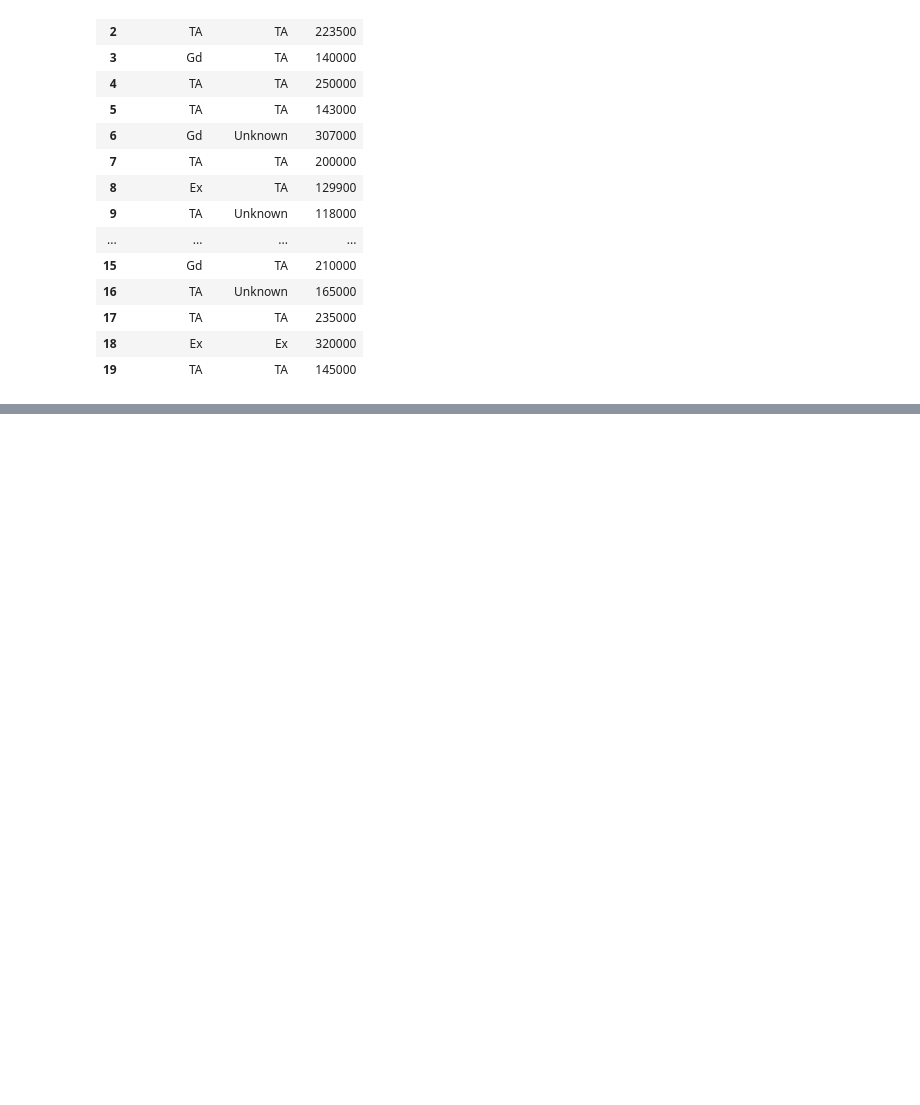
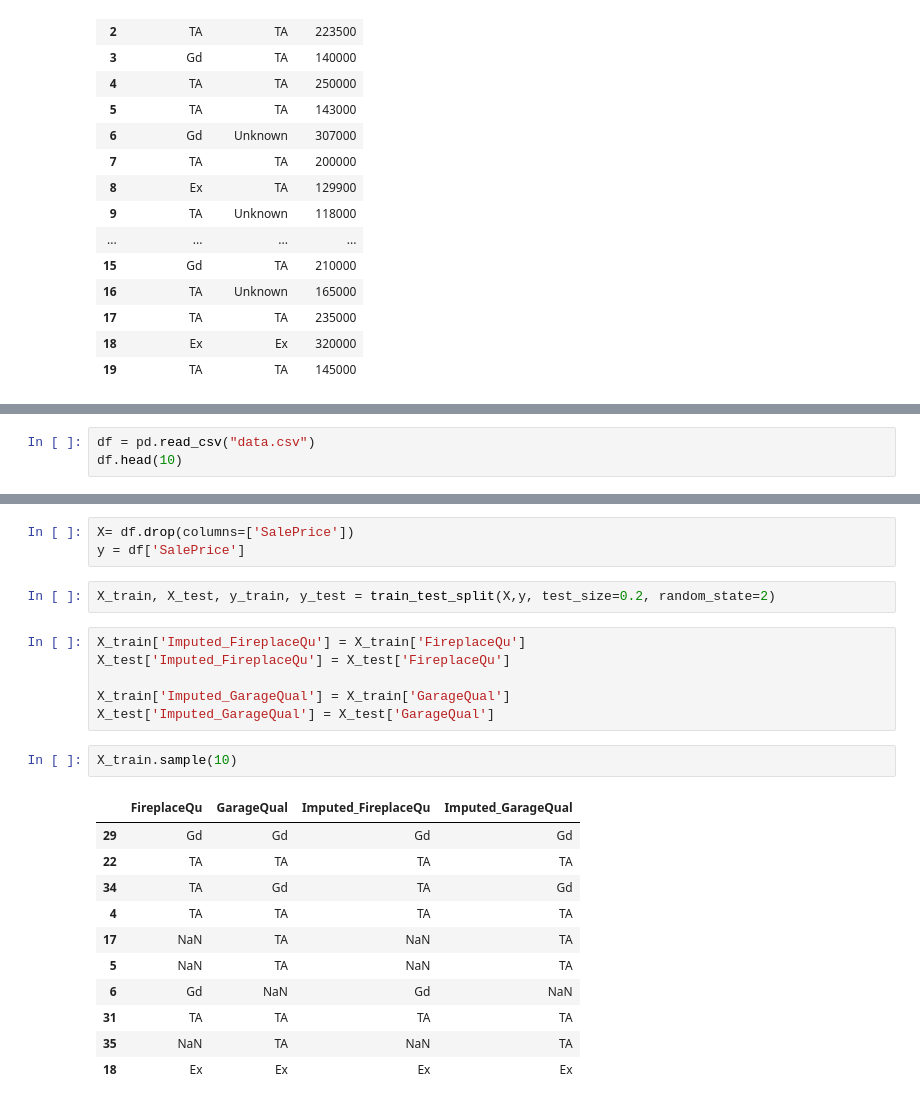
Before and after one commit to Shekhar7017/EDA, a Jupyter notebook: FeatureEngineering.ipynb, the cells around one changed output, grey strips where cells are left out. Cells and saved outputs as stored; diff of their text form; blank space fills up the shorter version.

```diff
--- a/FeatureEngineering.ipynb
+++ b/FeatureEngineering.ipynb
@@ -1351,0 +1362,3 @@ df.head(20)
+# %%
+df = pd.read_csv("data.csv")
+df.head(10)
@@ -1351,0 +1384,25 @@ df.head(20)
+# %%
+X= df.drop(columns=['SalePrice'])
+y = df['SalePrice']
+# %%
+X_train, X_test, y_train, y_test = train_test_split(X,y, test_size=0.2, random_state=2)
+# %%
+X_train['Imputed_FireplaceQu'] = X_train['FireplaceQu']
+X_test['Imputed_FireplaceQu'] = X_test['FireplaceQu']
+
+X_train['Imputed_GarageQual'] = X_train['GarageQual']
+X_test['Imputed_GarageQual'] = X_test['GarageQual']
+# %%
+X_train.sample(10)
+# %% [output]
+|  | FireplaceQu | GarageQual | Imputed_FireplaceQu | Imputed_GarageQual |
+| 29 | Gd | Gd | Gd | Gd |
+| 22 | TA | TA | TA | TA |
+| 34 | TA | Gd | TA | Gd |
+| 4 | TA | TA | TA | TA |
+| 17 | NaN | TA | NaN | TA |
+| 5 | NaN | TA | NaN | TA |
+| 6 | Gd | NaN | Gd | NaN |
+| 31 | TA | TA | TA | TA |
+| 35 | NaN | TA | NaN | TA |
+| 18 | Ex | Ex | Ex | Ex |
```
Also changed, not shown: parts of 26 cells of this notebook, 1 other file.
